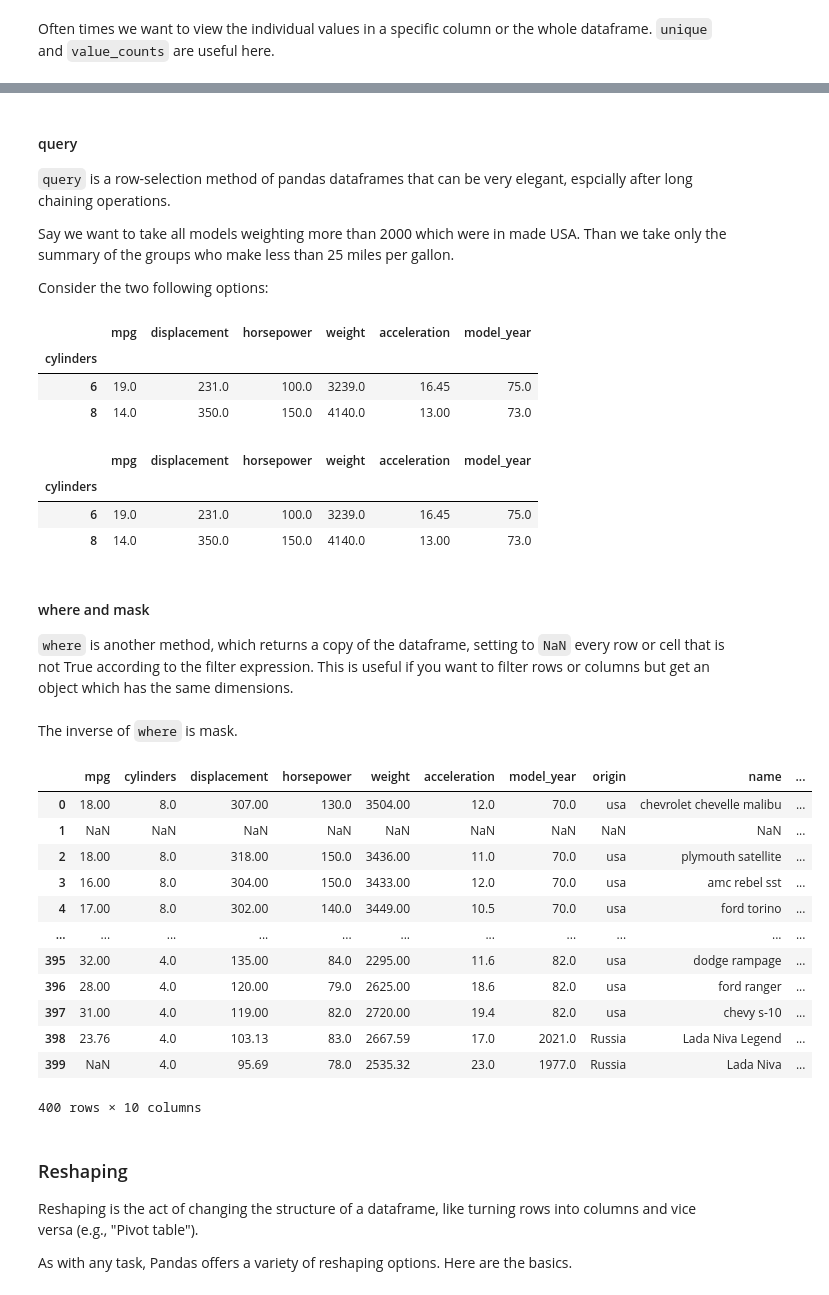
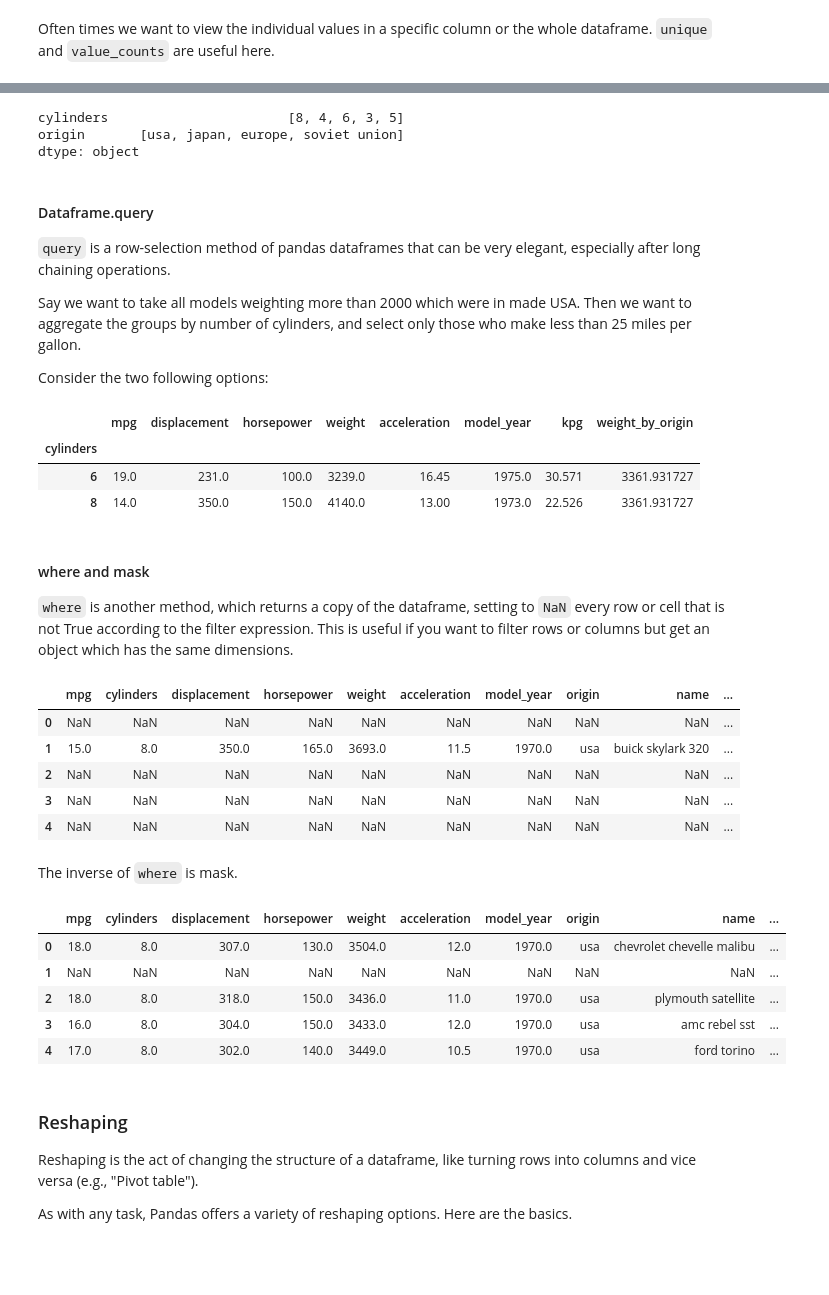
Before and after one commit to EitanHemed/python-workshop-2023, a Jupyter notebook: notebooks/Day-1-Modules.ipynb, the cells around one changed output, grey strips where cells are left out. Drawn from its saved outputs; the diff is of its cells as text; code cells hidden in the pictures; blank space fills up the shorter version.

Commit message:
Continued working on Pandas. Added sample_data.

```diff
--- a/notebooks/Day-1-Modules.ipynb
+++ b/notebooks/Day-1-Modules.ipynb
@@ -997,0 +927,4 @@ mpg.tail()
+# %%
+mpg.loc[mpg['name'] == 'Lada Niva', 'mpg'] = 10
+# %%
+mpg.loc[mpg['name'] == 'Lada Niva', 'kpg'] = 10 * 1.609
@@ -1185,0 +1138,7 @@ mpg.assign(
+# %%
+weight_by_origin_gb = mpg.groupby('origin')['weight'].mean()
+weight_by_origin_transform = mpg.groupby(
+        'origin', sort=False)['weight'].transform('mean') # You can also use a function, rather than string - like np.mean, or some custom function
+
+print(weight_by_origin_gb.shape,
+      weight_by_origin_transform.shape, sep='\n')
@@ -1185,0 +1150,2 @@ mpg.assign(
+# %%
+mpg = mpg.assign(weight_by_origin=weight_by_origin_transform)
@@ -1327,59 +1345,54 @@ dtype: object
+# %%
+## Iterating over columns, the default behavior, is equivalent to looping over each column and applying the function to it
+mpg[['cylinders', 'origin']].apply(lambda s: s.unique())
+# %% [output]
+cylinders                       [8, 4, 6, 3, 5]
+origin       [usa, japan, europe, soviet union]
+dtype: object
 # %% [markdown]
 
 
-#### query
+#### Dataframe.query
 
 
-`query` is a row-selection method of pandas dataframes that can be very elegant, espcially after long chaining operations.
+`query` is a row-selection method of pandas dataframes that can be very elegant, especially after long chaining operations.
 
-Say we want to take all models weighting more than 2000 which were in made USA. Than we take only the summary of the groups who make less than 25 miles per gallon.
+Say we want to take all models weighting more than 2000 which were in made USA. Then we want to aggregate the groups by number of cylinders, and select only those who make less than 25 miles per gallon.
 
 Consider the two following options:
-# %%
-# This is verbose and error prone
-# We need to groupby etc. inside loc to get the same dimensions
-mpg.loc[(
-    mpg['weight'] > 2000) & (mpg['origin'] == 'usa')].groupby(
-        'cylinders').median().loc[mpg.loc[(mpg['weight'] > 2000)
-         & (mpg['origin'] == 'usa')].groupby('cylinders').median()['mpg'] < 25]
-# %% [output]
-|  | mpg | displacement | horsepower | weight | acceleration | model_year |
-| cylinders |  |  |  |  |  |  |
-| 6 | 19.0 | 231.0 | 100.0 | 3239.0 | 16.45 | 75.0 |
-| 8 | 14.0 | 350.0 | 150.0 | 4140.0 | 13.00 | 73.0 |
 # %%
 # This is succint, readable and easy to debug
 mpg.query('weight > 2000 & origin == "usa"'
-    ).groupby('cylinders').median().query('mpg < 25')
+    ).select_dtypes('number').groupby('cylinders').median().query('mpg < 25')
 # %% [output]
-|  | mpg | displacement | horsepower | weight | acceleration | model_year |
-| cylinders |  |  |  |  |  |  |
-| 6 | 19.0 | 231.0 | 100.0 | 3239.0 | 16.45 | 75.0 |
-| 8 | 14.0 | 350.0 | 150.0 | 4140.0 | 13.00 | 73.0 |
+|  | mpg | displacement | horsepower | weight | acceleration | model_year | kpg | weight_by_origin |
+| cylinders |  |  |  |  |  |  |  |  |
+| 6 | 19.0 | 231.0 | 100.0 | 3239.0 | 16.45 | 1975.0 | 30.571 | 3361.931727 |
+| 8 | 14.0 | 350.0 | 150.0 | 4140.0 | 13.00 | 1973.0 | 22.526 | 3361.931727 |
 # %% [markdown]
 #### where and mask
 
 `where` is another method, which returns a copy of the dataframe, setting to `NaN` every row or cell that is not True according to the filter expression. This is useful if you want to filter rows or columns but get an object which has the same dimensions.
 # %%
-mpg.where(mpg['name'] == 'buick skylark 320')
+mpg.where(mpg['name'] == 'buick skylark 320').head(5)
+# %% [output]
+|  | mpg | cylinders | displacement | horsepower | weight | acceleration | model_year | origin | name | ... |
+| 0 | NaN | NaN | NaN | NaN | NaN | NaN | NaN | NaN | NaN | ... |
+| 1 | 15.0 | 8.0 | 350.0 | 165.0 | 3693.0 | 11.5 | 1970.0 | usa | buick skylark 320 | ... |
+| 2 | NaN | NaN | NaN | NaN | NaN | NaN | NaN | NaN | NaN | ... |
+| 3 | NaN | NaN | NaN | NaN | NaN | NaN | NaN | NaN | NaN | ... |
+| 4 | NaN | NaN | NaN | NaN | NaN | NaN | NaN | NaN | NaN | ... |
 # %% [markdown]
 The inverse of `where` is mask.
 # %%
-mpg.mask(mpg['name'] == 'buick skylark 320')
+mpg.mask(mpg['name'] == 'buick skylark 320').head(5)
 # %% [output]
 |  | mpg | cylinders | displacement | horsepower | weight | acceleration | model_year | origin | name | ... |
-| 0 | 18.00 | 8.0 | 307.00 | 130.0 | 3504.00 | 12.0 | 70.0 | usa | chevrolet chevelle malibu | ... |
+| 0 | 18.0 | 8.0 | 307.0 | 130.0 | 3504.0 | 12.0 | 1970.0 | usa | chevrolet chevelle malibu | ... |
 | 1 | NaN | NaN | NaN | NaN | NaN | NaN | NaN | NaN | NaN | ... |
-| 2 | 18.00 | 8.0 | 318.00 | 150.0 | 3436.00 | 11.0 | 70.0 | usa | plymouth satellite | ... |
-| 3 | 16.00 | 8.0 | 304.00 | 150.0 | 3433.00 | 12.0 | 70.0 | usa | amc rebel sst | ... |
-| 4 | 17.00 | 8.0 | 302.00 | 140.0 | 3449.00 | 10.5 | 70.0 | usa | ford torino | ... |
-| ... | ... | ... | ... | ... | ... | ... | ... | ... | ... | ... |
-| 395 | 32.00 | 4.0 | 135.00 | 84.0 | 2295.00 | 11.6 | 82.0 | usa | dodge rampage | ... |
-| 396 | 28.00 | 4.0 | 120.00 | 79.0 | 2625.00 | 18.6 | 82.0 | usa | ford ranger | ... |
-| 397 | 31.00 | 4.0 | 119.00 | 82.0 | 2720.00 | 19.4 | 82.0 | usa | chevy s-10 | ... |
-| 398 | 23.76 | 4.0 | 103.13 | 83.0 | 2667.59 | 17.0 | 2021.0 | Russia | Lada Niva Legend | ... |
-| 399 | NaN | 4.0 | 95.69 | 78.0 | 2535.32 | 23.0 | 1977.0 | Russia | Lada Niva | ... |
+| 2 | 18.0 | 8.0 | 318.0 | 150.0 | 3436.0 | 11.0 | 1970.0 | usa | plymouth satellite | ... |
+| 3 | 16.0 | 8.0 | 304.0 | 150.0 | 3433.0 | 12.0 | 1970.0 | usa | amc rebel sst | ... |
+| 4 | 17.0 | 8.0 | 302.0 | 140.0 | 3449.0 | 10.5 | 1970.0 | usa | ford torino | ... |
-400 rows × 10 columns
 # %% [markdown]
 ### Reshaping
 
```
Also changed, not shown: parts of 104 cells of this notebook, 3 other files.
